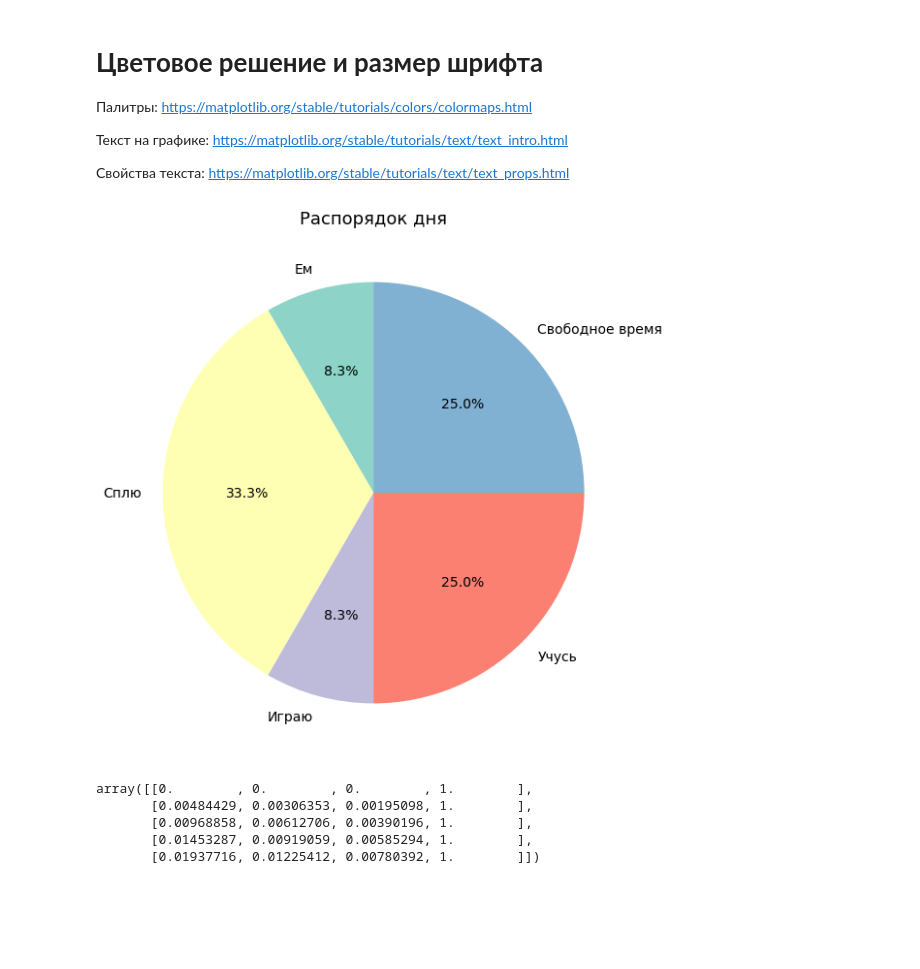
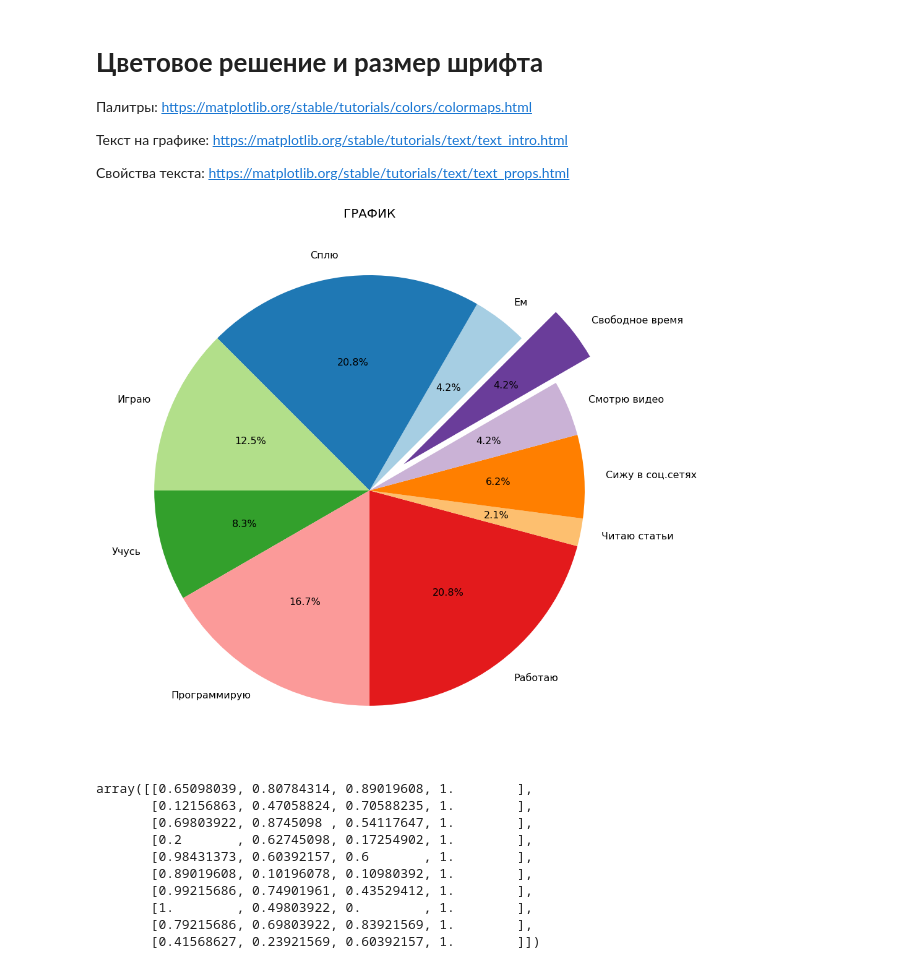
Before and after one commit to Gremler5442/colab-lab, a Jupyter notebook: Lab1colab.ipynb, the cells around one changed output. Cells and saved outputs as stored; diff of their text form; code cells hidden in the pictures; blank space fills up the shorter version.

```diff
--- a/Lab1colab.ipynb
+++ b/Lab1colab.ipynb
@@ -385,38 +282,43 @@ display.Image(url = 'https://i.ibb.co/jw9ytdq/image.png')
 
 Свойства текста: https://matplotlib.org/stable/tutorials/text/text_props.html
 # %%
-my_day = [2, 8, 2, 6]
+my_day = [1, 5, 3, 2, 4, 5, 0.5, 1.5, 1]
 free_time = 24 - sum(my_day)
 my_day.append(free_time)
 
-doies = ["Ем", "Сплю", "Играю", "Учусь", "Свободное время"]
+doies = ["Ем", "Сплю", "Играю", "Учусь", "Программирую", "Работаю", "Читаю статьи", "Сижу в соц.сетях", "Смотрю видео", "Свободное время"]
 
-# explode = (0, 0, 0, 0, 0.1)
+explode = (0, 0, 0, 0, 0, 0, 0, 0, 0, 0.2)
 
 import matplotlib.pyplot as plt
-cmap = plt.get_cmap("Set3")
+cmap = plt.get_cmap("Paired")
 
-plt.figure(figsize = (10,10))
+plt.figure(figsize = (16, 16))
 plt.pie(my_day,
-        # explode=explode,
+        explode=explode,
         labels=doies,
-        # colors = [cmap(i / len(doies)) for i in range(len(doies))],
         colors = cmap(range(len(doies))),
         autopct='%1.1f%%',
-        startangle=90,
-        textprops={'fontsize': 14})
-plt.title('Распорядок дня', fontsize = 18)
+        startangle=45,
+        textprops={'fontsize': 16})
+
+plt.title('ГРАФИК', fontsize = 20)
 plt.show()
 # %% [output]
-[figure, old version]
+[figure, new version]
 # %%
 cmap(range(len(doies)))
 # %% [output]
-array([[0.        , 0.        , 0.        , 1.        ],
-       [0.00484429, 0.00306353, 0.00195098, 1.        ],
-       [0.00968858, 0.00612706, 0.00390196, 1.        ],
-       [0.01453287, 0.00919059, 0.00585294, 1.        ],
-       [0.01937716, 0.01225412, 0.00780392, 1.        ]])
+array([[0.65098039, 0.80784314, 0.89019608, 1.        ],
+       [0.12156863, 0.47058824, 0.70588235, 1.        ],
+       [0.69803922, 0.8745098 , 0.54117647, 1.        ],
+       [0.2       , 0.62745098, 0.17254902, 1.        ],
+       [0.98431373, 0.60392157, 0.6       , 1.        ],
+       [0.89019608, 0.10196078, 0.10980392, 1.        ],
+       [0.99215686, 0.74901961, 0.43529412, 1.        ],
+       [1.        , 0.49803922, 0.        , 1.        ],
+       [0.79215686, 0.69803922, 0.83921569, 1.        ],
+       [0.41568627, 0.23921569, 0.60392157, 1.        ]])
 # %%
 [i / len(doies) for i in range(len(doies))]
 # %% [output]
```
Also changed, not shown: parts of 69 cells of this notebook.
